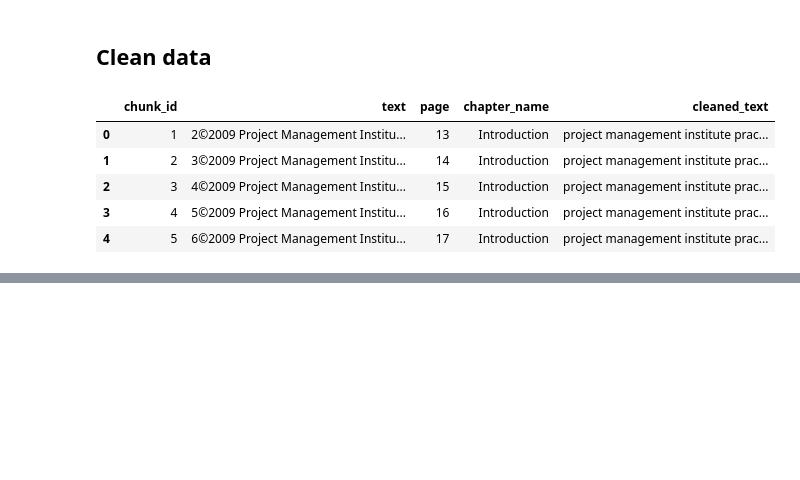
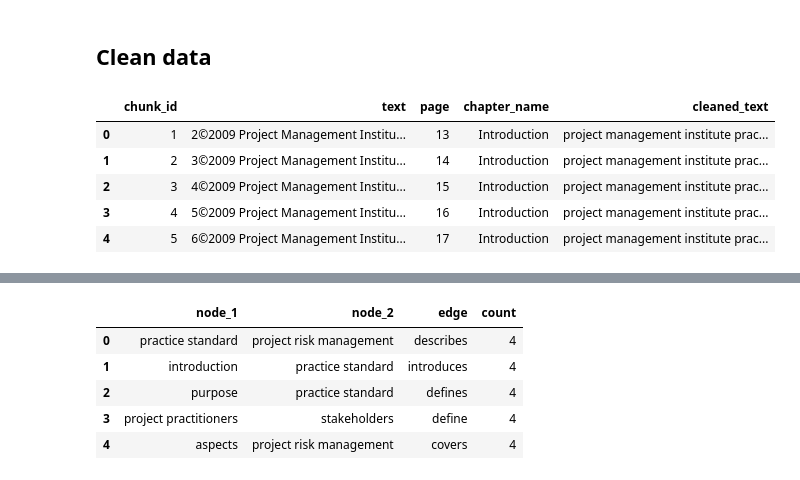
Before and after one commit to AbdelwahedSouiid/knowledge_graph, a Jupyter notebook: app/Final Version.ipynb, the cells around one changed output, grey strips where cells are left out. Saved outputs shown, nothing was run; the diff lists cells and outputs as text; code cells hidden in the pictures; blank space fills up the shorter version.

```diff
--- a/app/Final Version.ipynb
+++ b/app/Final Version.ipynb
@@ -229,0 +179,77 @@ Note: The edges represent the relationship between the terms, such as "describes
+# %%
+concept_list = [
+   {
+       "node_1": "Practice Standard",
+       "node_2": "Project Risk Management",
+       "edge": "describes"
+   },
+   {
+       "node_1": "Introduction",
+       "node_2": "Practice Standard",
+       "edge": "introduces"
+   },
+   {
+       "node_1": "Purpose",
+       "node_2": "Practice Standard",
+       "edge": "defines"
+   },
+   {
+       "node_1": "Project Practitioners",
+       "node_2": "Stakeholders",
+       "edge": "define"
+   },
+   {
+       "node_1": "Aspects",
+       "node_2": "Project Risk Management",
+       "edge": "covers"
+   },
+   {
+       "node_1": "Recognized Good Practice",
+       "node_2": "Projects",
+       "edge": "applies"
+   },
+   {
+       "node_1": "Time",
+       "node_2": "Provide",
+       "edge": "defines"
+   },
+   {
+       "node_1": "Globally Applicable",
+       "node_2": "Consistently Applied",
+       "edge": "emphasizes"
+   },
+   {
+       "node_1": "Descriptive Purpose",
+       "node_2": "One Used",
+       "edge": "describes"
+   },
+   {
+       "node_1": "Training Educational Purposes",
+       "node_2": "Practice Standard",
+       "edge": "uses"
+   },
+   {
+       "node_1": "Risk Management",
+       "node_2": "Single Projects",
+       "edge": "applies"
+   },
+   {
+       "node_1": "PMBOK Guide Fourth Edition",
+       "node_2": "Practice Standard",
+       "edge": "covers"
+   },
+   {
+       "node_1": "Textbooks Handbooks Courses",
+       "node_2": "Figure Hierarchy Pmi Project Risk Management Resources",
+       "edge": "provides"
+   }
+]
+dfg = graph2Df(concept_list)
+dfg.to_csv(outputdirectory/"graph.csv", sep="|", index=False)
+chapter_df.to_csv(outputdirectory/"chunks.csv", sep="|", index=False)
+dfg['count'] = 4
+## Increasing the weight of the relation to 4.
+## We will assign the weight of 1 when later the contextual proximity will be calculated.
+print(dfg.shape)
+dfg.head()
+# %% [output]
@@ -229,0 +257,6 @@ Note: The edges represent the relationship between the terms, such as "describes
+|  | node_1 | node_2 | edge | count |
+| 0 | practice standard | project risk management | describes | 4 |
+| 1 | introduction | practice standard | introduces | 4 |
+| 2 | purpose | practice standard | defines | 4 |
+| 3 | project practitioners | stakeholders | define | 4 |
+| 4 | aspects | project risk management | covers | 4 |
```
Also changed, not shown: parts of 4 cells of this notebook, 7 other files.
